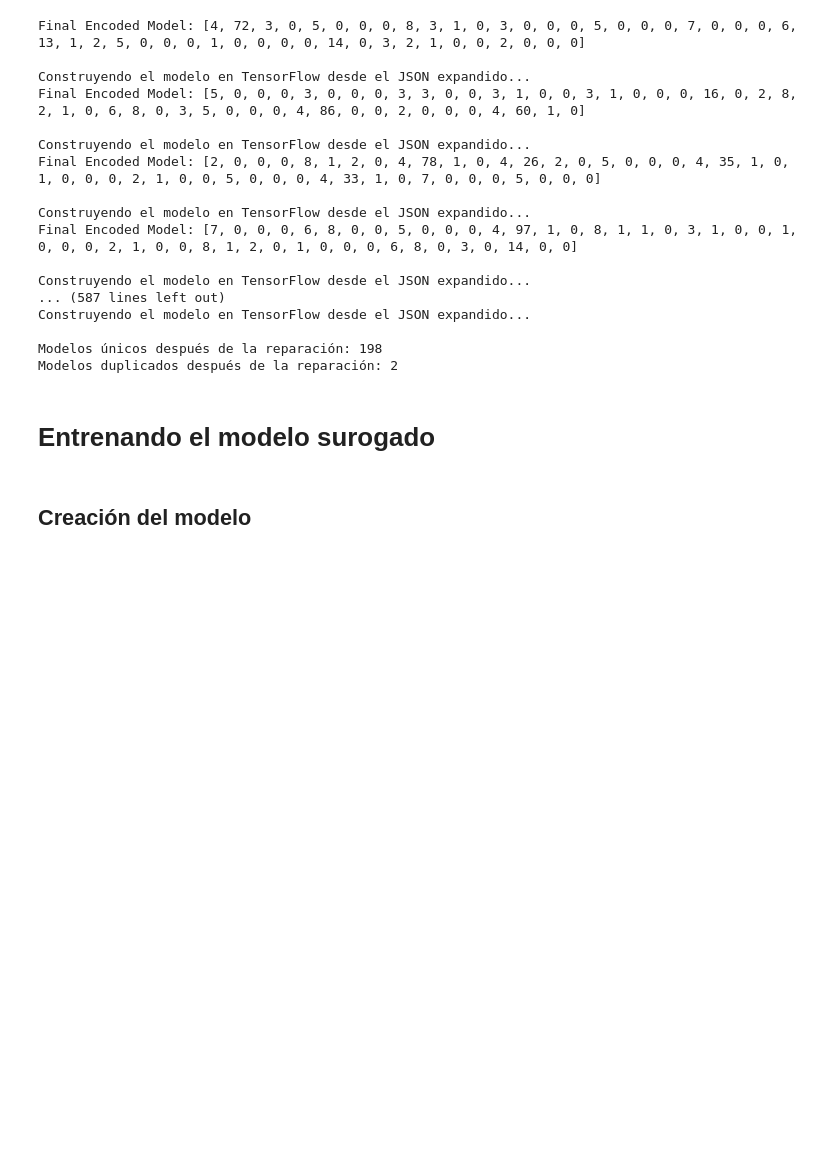
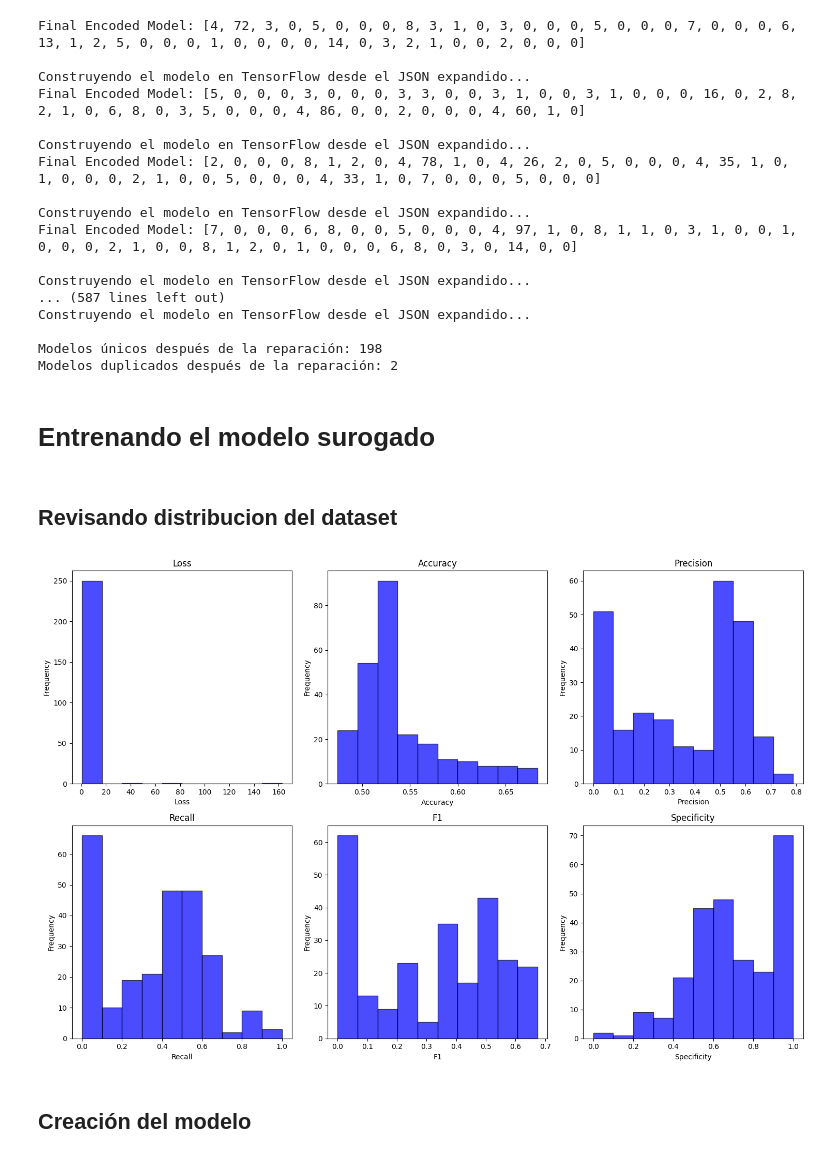
Before and after one commit to EriherSizac/Improving-deep-neural-networks-to-identify-mental-disorders-using-Neural-Architecture-Search, a Jupyter notebook: D3T3C/D3TEC Dataset/RealEncoding.ipynb, the cells around one changed output. Drawn from its saved outputs; the diff is of its cells as text; code cells hidden in the pictures; blank space fills up the shorter version.

```diff
--- a/D3T3C/D3TEC Dataset/RealEncoding.ipynb
+++ b/D3T3C/D3TEC Dataset/RealEncoding.ipynb
@@ -1234,6 +1234,33 @@ def evaluate_and_store_model(architecture, X_train_val, X_test, Y_train_val, Y_t
 
 # Ejecutar la generación y entrenamiento de modelos, incluyendo arquitecturas predefinidas y modelos aleatorios
 generate_and_train_models(predefined_architectures, num_random_models=270, target_shape=(128, 128, 1), use_kfold=True)
+# %% [markdown]
+## Revisando distribucion del dataset
+# %%
+import pandas as pd
+import matplotlib.pyplot as plt
+
+# Cargar el dataset desde el archivo CSV
+file_path = './model_results_combined.csv'
+df = pd.read_csv(file_path)
+
+# Especificar las métricas a graficar
+metrics = ["Loss", "Accuracy", "Precision", "Recall", "F1", "Specificity"]
+
+# Crear un único plot con subplots para cada métrica
+fig, axes = plt.subplots(nrows=2, ncols=3, figsize=(15, 10))
+
+for i, metric in enumerate(metrics):
+    row, col = divmod(i, 3)
+    axes[row, col].hist(df[metric], bins=10, alpha=0.7, color="blue", edgecolor="black")
+    axes[row, col].set_title(metric)
+    axes[row, col].set_xlabel(metric)
+    axes[row, col].set_ylabel("Frequency")
+
+plt.tight_layout()
+plt.show()
+# %% [output]
+[figure, added]
 # %% [markdown]
 ## Creación del modelo
 # %% [markdown]
```
